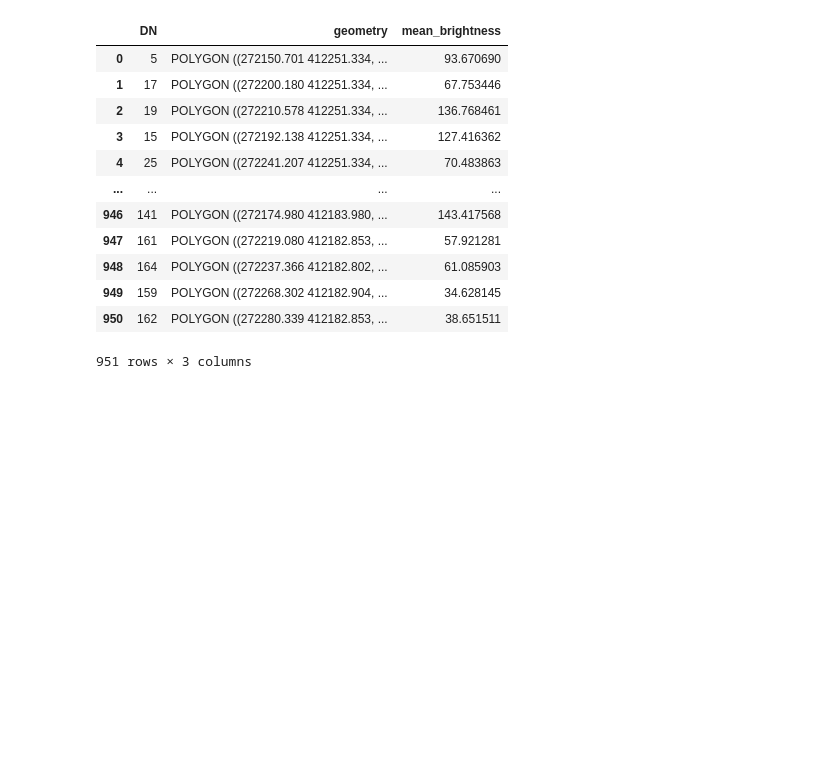
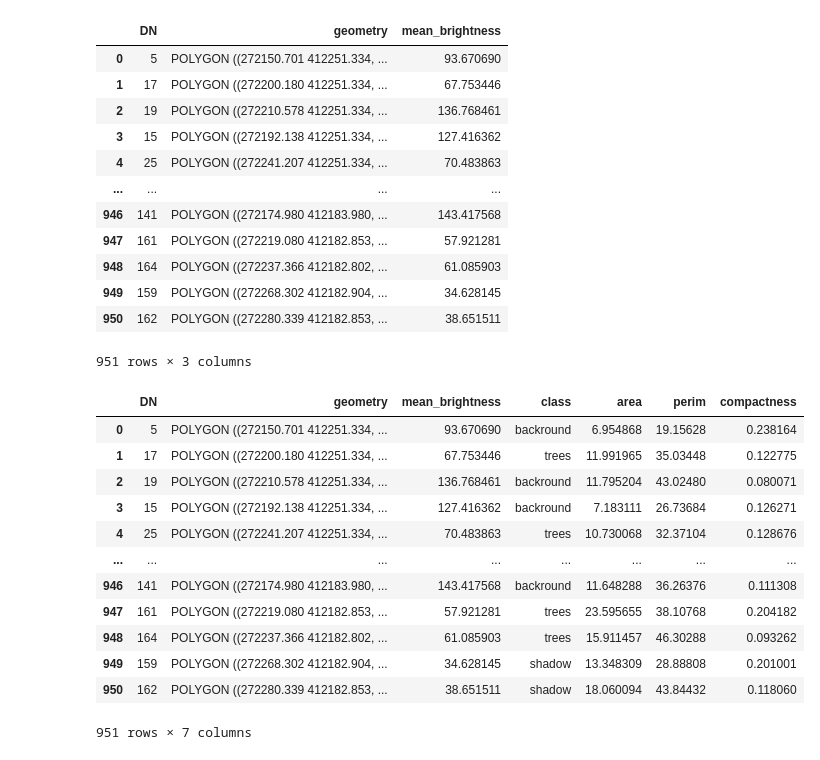
Before and after one commit to dwhew/MAP---OBIA, a Jupyter notebook: OBIA.ipynb, the cells around one changed output. Drawn from its saved outputs; the diff is of its cells as text; code cells hidden in the pictures; blank space fills up the shorter version.

```diff
--- a/OBIA.ipynb
+++ b/OBIA.ipynb
@@ -165,0 +177,16 @@ segments_shp.to_file('classified_segments.shp')
+# %%
+segments_shp
+# %% [output]
+|  | DN | geometry | mean_brightness | class | area | perim | compactness |
+| 0 | 5 | POLYGON ((272150.701 412251.334, ... | 93.670690 | backround | 6.954868 | 19.15628 | 0.238164 |
+| 1 | 17 | POLYGON ((272200.180 412251.334, ... | 67.753446 | trees | 11.991965 | 35.03448 | 0.122775 |
+| 2 | 19 | POLYGON ((272210.578 412251.334, ... | 136.768461 | backround | 11.795204 | 43.02480 | 0.080071 |
+| 3 | 15 | POLYGON ((272192.138 412251.334, ... | 127.416362 | backround | 7.183111 | 26.73684 | 0.126271 |
+| 4 | 25 | POLYGON ((272241.207 412251.334, ... | 70.483863 | trees | 10.730068 | 32.37104 | 0.128676 |
+| ... | ... | ... | ... | ... | ... | ... | ... |
+| 946 | 141 | POLYGON ((272174.980 412183.980, ... | 143.417568 | backround | 11.648288 | 36.26376 | 0.111308 |
+| 947 | 161 | POLYGON ((272219.080 412182.853, ... | 57.921281 | trees | 23.595655 | 38.10768 | 0.204182 |
+| 948 | 164 | POLYGON ((272237.366 412182.802, ... | 61.085903 | trees | 15.911457 | 46.30288 | 0.093262 |
+| 949 | 159 | POLYGON ((272268.302 412182.904, ... | 34.628145 | shadow | 13.348309 | 28.88808 | 0.201001 |
+| 950 | 162 | POLYGON ((272280.339 412182.853, ... | 38.651511 | shadow | 18.060094 | 43.84432 | 0.118060 |
+951 rows × 7 columns
```
Also changed, not shown: parts of 10 cells of this notebook.
